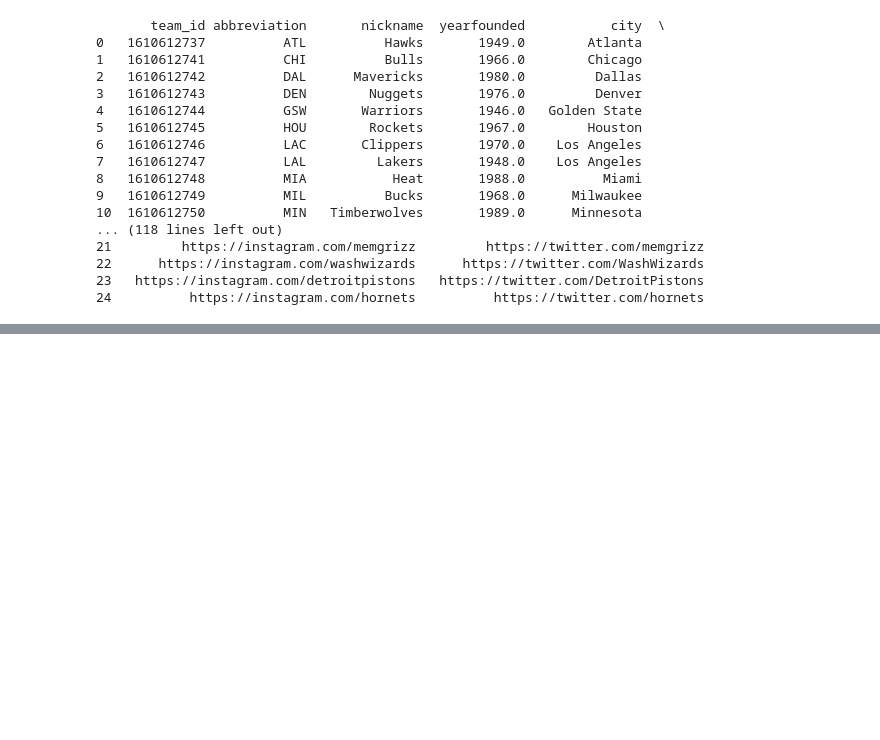
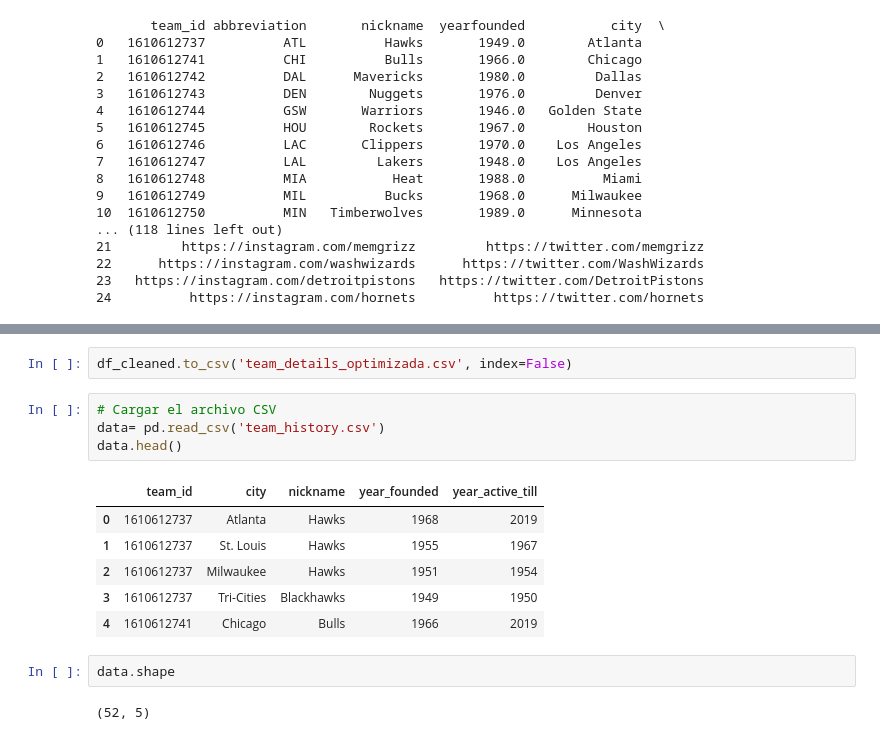
Before and after one commit to erbc111/Analisis_evolutivo_NBA, a Jupyter notebook: optimizando.ipynb, the cells around one changed output, grey strips where cells are left out. Drawn from its saved outputs; the diff is of its cells as text; blank space fills up the shorter version.

Commit message:
limpieza final-details

```diff
--- a/optimizando.ipynb
+++ b/optimizando.ipynb
@@ -142,0 +137,17 @@ df.head()
+# %%
+df_cleaned.to_csv('team_details_optimizada.csv', index=False)
+# %%
+# Cargar el archivo CSV
+data= pd.read_csv('team_history.csv')
+data.head()
+# %% [output]
+|  | team_id | city | nickname | year_founded | year_active_till |
+| 0 | 1610612737 | Atlanta | Hawks | 1968 | 2019 |
+| 1 | 1610612737 | St. Louis | Hawks | 1955 | 1967 |
+| 2 | 1610612737 | Milwaukee | Hawks | 1951 | 1954 |
+| 3 | 1610612737 | Tri-Cities | Blackhawks | 1949 | 1950 |
+| 4 | 1610612741 | Chicago | Bulls | 1966 | 2019 |
+# %%
+data.shape
+# %% [output]
+(52, 5)
```
Also changed, not shown: parts of 5 cells of this notebook, 1 other file.
